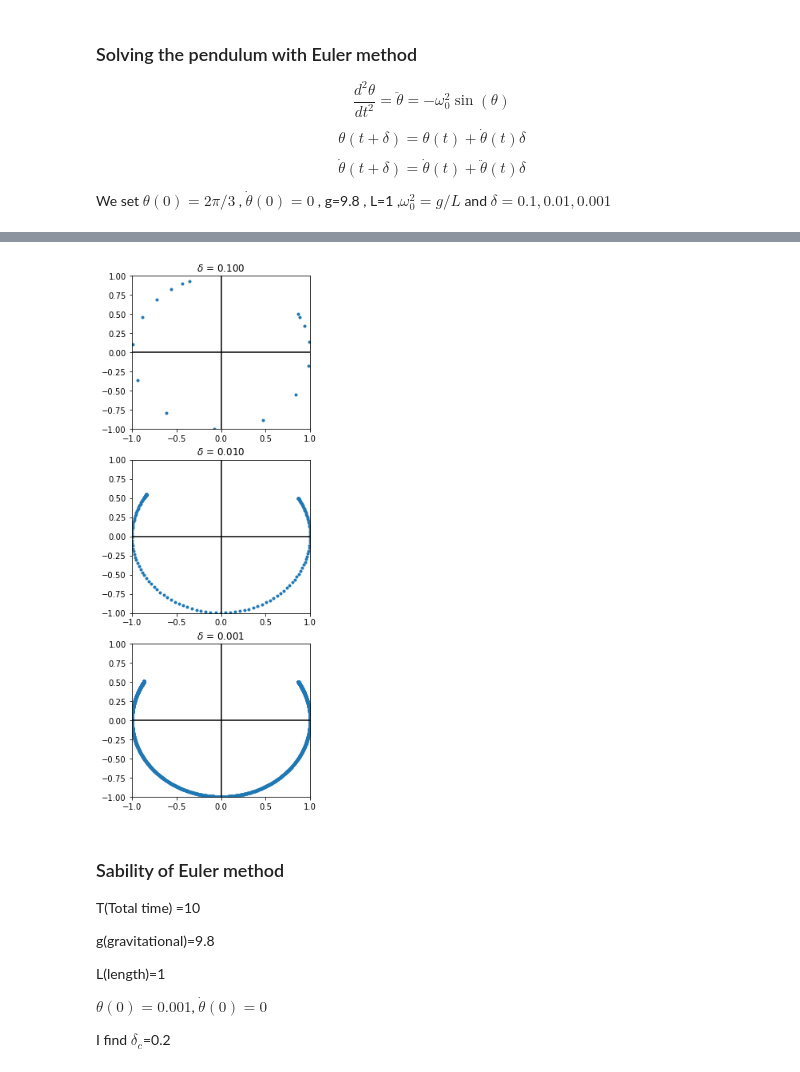
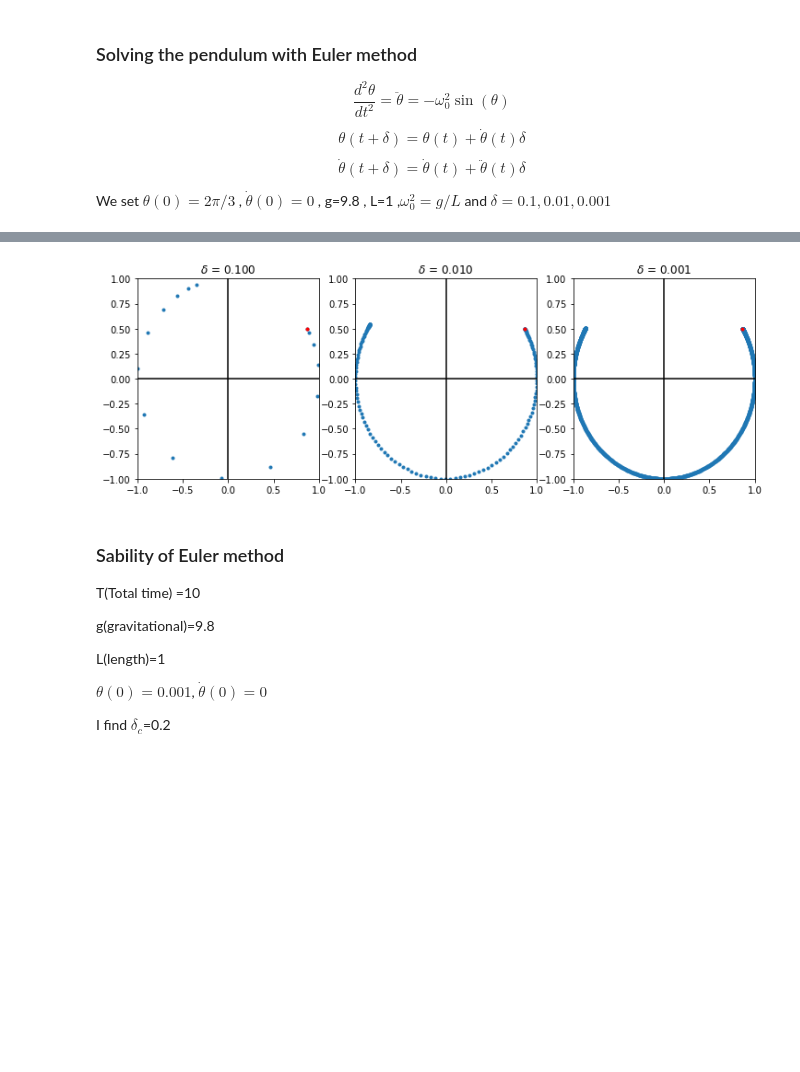
Before and after one commit to pcchen/Computation-in-Physics, a Jupyter notebook: 109022561/HW02.ipynb, the cells around one changed output, grey strips where cells are left out. Cells and saved outputs as stored; diff of their text form; code cells hidden in the pictures; blank space fills up the shorter version.

```diff
--- a/109022561/HW02.ipynb
+++ b/109022561/HW02.ipynb
@@ -25,7 +25,7 @@ omega=g/L
 dottheta=[[0],[0],[0]]
 theta=[[np.pi*2/3],[np.pi*2/3],[np.pi*2/3]]
 delta=[0.1,0.01,0.001]
-fig,ax= plt.subplots(3,1,figsize=(5,5*3))
+fig,ax= plt.subplots(1,3,figsize=(5*3,5))
 for i in range(len(delta)):
     for j in range(int(T/delta[i])):
         theta[i].append(theta[i][j]+dottheta[i][j]*delta[i])
@@ -33,10 +33,12 @@ for i in range(len(delta)):
     x=L*np.sin(theta[i])
     y=-L*np.cos(theta[i])
     ax[i].plot(x,y,'.' )
+    ax[i].plot(x[0],y[0],'r.')
     ax[i].set_xlim(-L,L)
     ax[i].set_ylim(-L,L)
     ax[i].axhline(y=0, color='k')
     ax[i].axvline(x=0,color='k')
     ax[i].set_title("$\delta$ = %.3f" %delta[i])
+plt.savefig("a1.pdf")
 plt.show()
 # %% [output]
@@ -66,7 +68,7 @@ omega=g/L
 dottheta=[[0],[0],[0]]
 theta=[[np.pi*2/3],[np.pi*2/3],[np.pi*2/3]]
 delta=[0.1,0.01,0.001]
-fig,ax= plt.subplots(3,1,figsize=(4,4*3))
+fig,ax= plt.subplots(1,3,figsize=(4*3,4))
 for i in range(len(delta)):
     for j in range(int(T/delta[i])):
         dottheta[i].append(dottheta[i][j]-omega*np.sin(theta[i][j])*delta[i])
@@ -74,10 +76,12 @@ for i in range(len(delta)):
     x=L*np.sin(theta[i])
     y=-L*np.cos(theta[i])
     ax[i].plot(x,y,'.' )
+    ax[i].plot(x[0],y[0],'r.')
     ax[i].set_xlim(-L,L)
     ax[i].set_ylim(-L,L)
     ax[i].axhline(y=0, color='k')
     ax[i].axvline(x=0, color='k')
     ax[i].set_title("$\delta$ = %.3f" %delta[i])
+plt.savefig("a2.pdf")
 plt.show()
 # %% [output]
@@ -102,31 +106,33 @@ We set $\theta(0)=2\pi/3$ , $\dot{\theta}(0)=0$ , g=9.8 , L=1 ,$\omega_0=g/L$ an
 # %%
 import numpy as np
 import matplotlib.pyplot as plt
 g=9.8
 L=1
 T=1.5
 
 omega=g/L
 dottheta=[[0],[0],[0]]
 theta=[[np.pi*2/3],[np.pi*2/3],[np.pi*2/3]]
 delta=[0.1,0.01,0.001]
-fig,ax= plt.subplots(3,1,figsize=(4,4*3))
+fig,ax= plt.subplots(1,3,figsize=(4*3,4))
 for i in range(len(delta)):
     for j in range(int(T/delta[i])):
         a=dottheta[i][j]-omega*np.sin(theta[i][j])*delta[i]/2
         theta[i].append(theta[i][j]+a*delta[i])
         dottheta[i].append(a-omega*np.sin(theta[i][j])*delta[i]/2)
     x=L*np.sin(theta[i])
     y=-L*np.cos(theta[i])
     ax[i].plot(x,y,'.' )
+    ax[i].plot(x[0],y[0],'r.')
     ax[i].set_xlim(-L,L)
     ax[i].set_ylim(-L,L)
     ax[i].axhline(y=0, color='k')
     ax[i].axvline(x=0, color='k')
     ax[i].set_title("$\delta$ = %.3f" %delta[i])
+plt.savefig("a3.pdf")
 plt.show()
 # %% [output]
-[figure, old version]
+[figure, new version]
 # %% [markdown]
 ### Sability of Euler method
 T(Total time) =10
```
Also changed, not shown: parts of 7 cells of this notebook.
